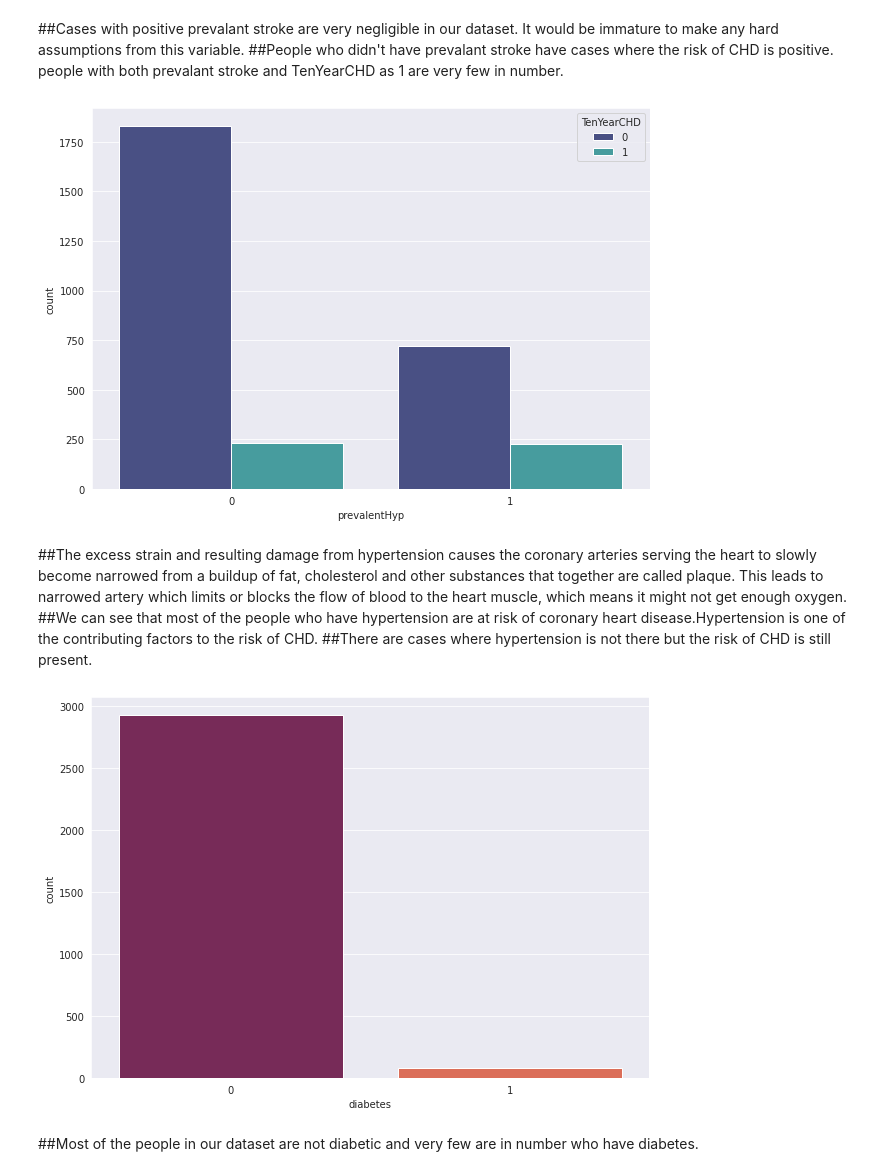
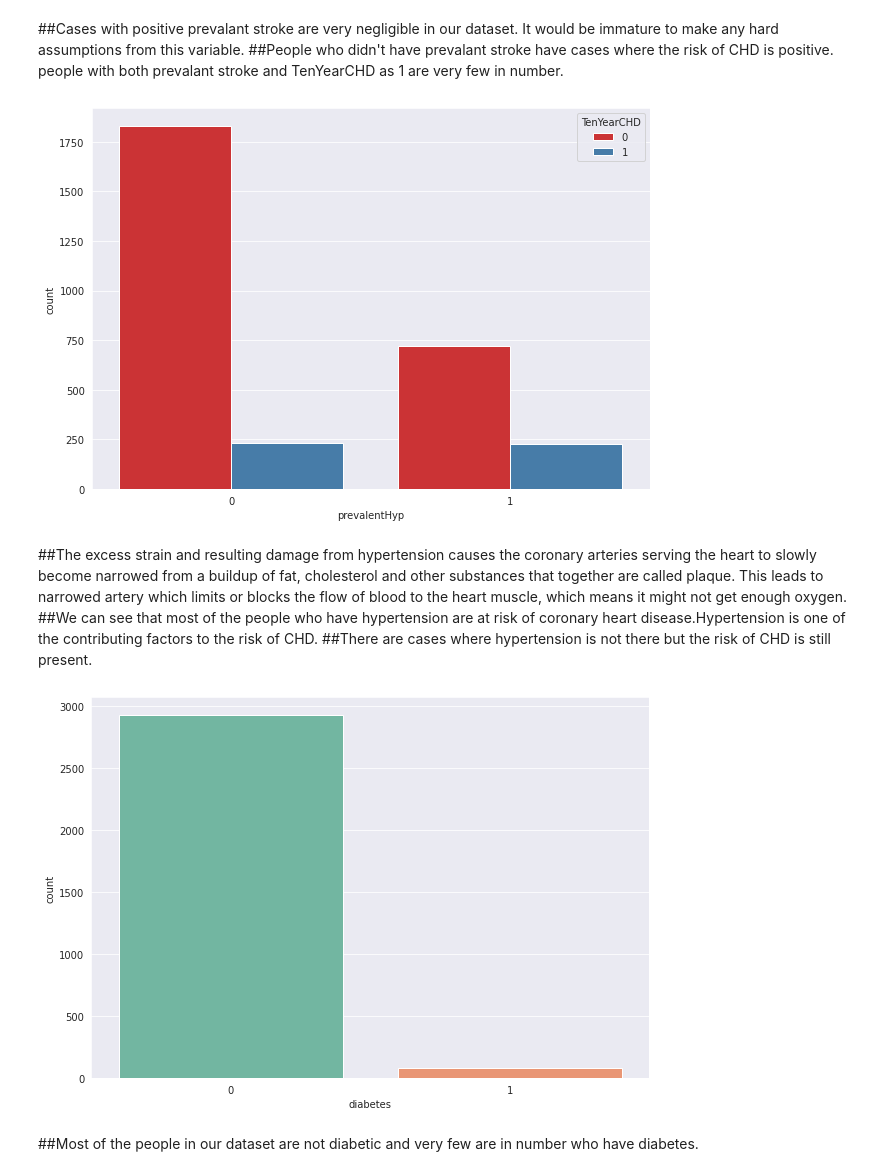
Before and after one commit to skaty5678/Cardiovascular-Risk-Prediction, a Jupyter notebook: Cardiovascular_Risk_Prediction_SANJEEV_KUMAR_THAKUR.ipynb, the cells around one changed output. Cells and saved outputs as stored; diff of their text form; code cells hidden in the pictures.

```diff
--- a/Cardiovascular_Risk_Prediction_SANJEEV_KUMAR_THAKUR.ipynb
+++ b/Cardiovascular_Risk_Prediction_SANJEEV_KUMAR_THAKUR.ipynb
@@ -317,10 +342,10 @@ plt.show()
 # %%
 plt.figure(figsize=(10,7))
 sns.set_style("darkgrid")
-sns.countplot(x='prevalentHyp',hue='TenYearCHD',data=df,palette='mako')
+sns.countplot(x='prevalentHyp',hue='TenYearCHD',data=df,palette='Set1')
 plt.show()
 # %% [output]
-[figure, old version]
+[figure, new version]
 # %% [markdown]
 ##The excess strain and resulting damage from hypertension causes the coronary arteries serving the heart to slowly become narrowed from a buildup of fat, cholesterol and other substances that together are called plaque. This leads to narrowed artery which limits or blocks the flow of blood to the heart muscle, which means it might not get enough oxygen.
 ##We can see that most of the people who have hypertension are at risk of coronary heart disease.Hypertension is one of the contributing factors to the risk of CHD.
@@ -328,10 +353,10 @@ plt.show()
 # %%
 plt.figure(figsize=(10,7))
 sns.set_style("darkgrid")
-sns.countplot(x='diabetes',data=df,palette='rocket')
+sns.countplot(x='diabetes',data=df,palette='Set2')
 plt.show()
 # %% [output]
-[figure, old version]
+[figure, new version]
 # %% [markdown]
 ##Most of the people in our dataset are not diabetic and very few are in number who have diabetes.
 # %%
```
Also changed, not shown: parts of 126 cells of this notebook.
